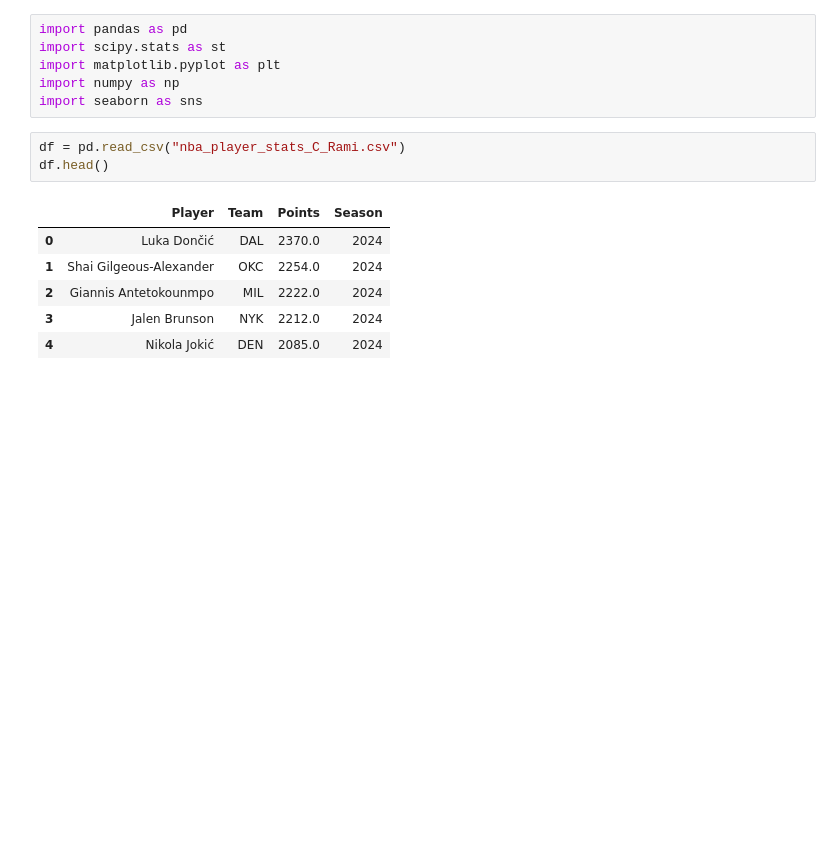
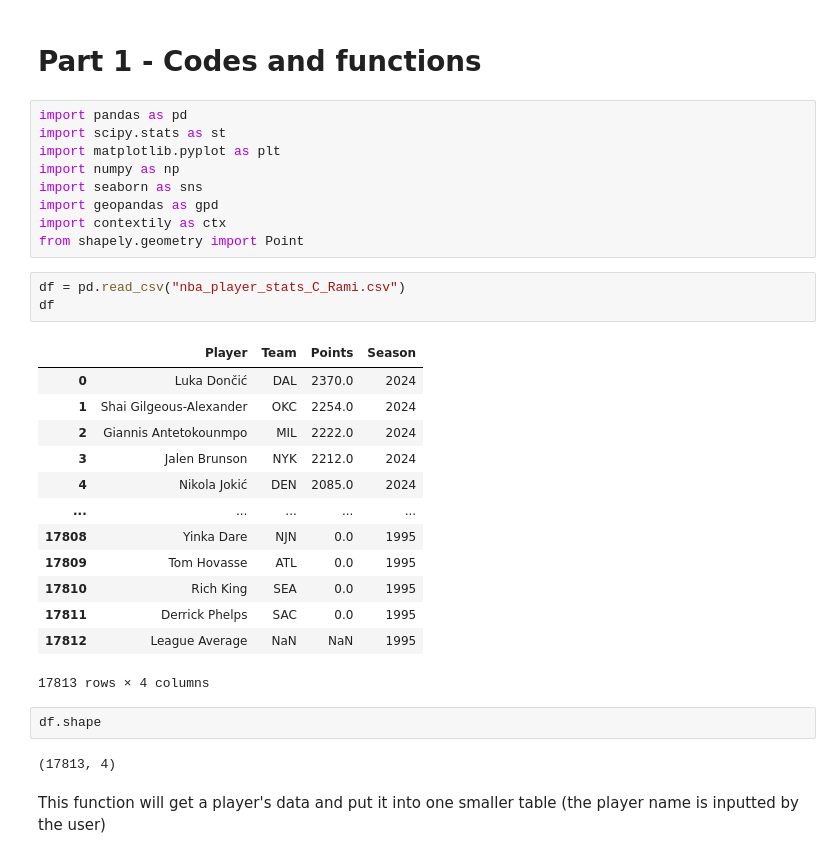
Before and after one commit to KanadaGeese/Data-Visualization-Project, a Jupyter notebook: 10.03.2025.ipynb, the cells around one changed output. Saved outputs shown, nothing was run; the diff lists cells and outputs as text; blank space fills up the shorter version.

```diff
--- a/10.03.2025.ipynb
+++ b/10.03.2025.ipynb
@@ -3,19 +7,37 @@
+# %% [markdown]
+# Part 1 - Codes and functions
 # %%
 import pandas as pd
 import scipy.stats as st
 import matplotlib.pyplot as plt
 import numpy as np
 import seaborn as sns
+import geopandas as gpd
+import contextily as ctx
+from shapely.geometry import Point
 # %%
 df = pd.read_csv("nba_player_stats_C_Rami.csv")
-df.head()
+df
 # %% [output]
 |  | Player | Team | Points | Season |
 | 0 | Luka Dončić | DAL | 2370.0 | 2024 |
 | 1 | Shai Gilgeous-Alexander | OKC | 2254.0 | 2024 |
 | 2 | Giannis Antetokounmpo | MIL | 2222.0 | 2024 |
 | 3 | Jalen Brunson | NYK | 2212.0 | 2024 |
 | 4 | Nikola Jokić | DEN | 2085.0 | 2024 |
+| ... | ... | ... | ... | ... |
+| 17808 | Yinka Dare | NJN | 0.0 | 1995 |
+| 17809 | Tom Hovasse | ATL | 0.0 | 1995 |
+| 17810 | Rich King | SEA | 0.0 | 1995 |
+| 17811 | Derrick Phelps | SAC | 0.0 | 1995 |
+| 17812 | League Average | NaN | NaN | 1995 |
+17813 rows × 4 columns
+# %%
+df.shape
+# %% [output]
+(17813, 4)
+# %% [markdown]
+This function will get a player's data and put it into one smaller table (the player name is inputted by the user)
 # %%
 def get_player_stats(player_name, df):
 
```
Also changed, not shown: parts of 8 cells of this notebook.
